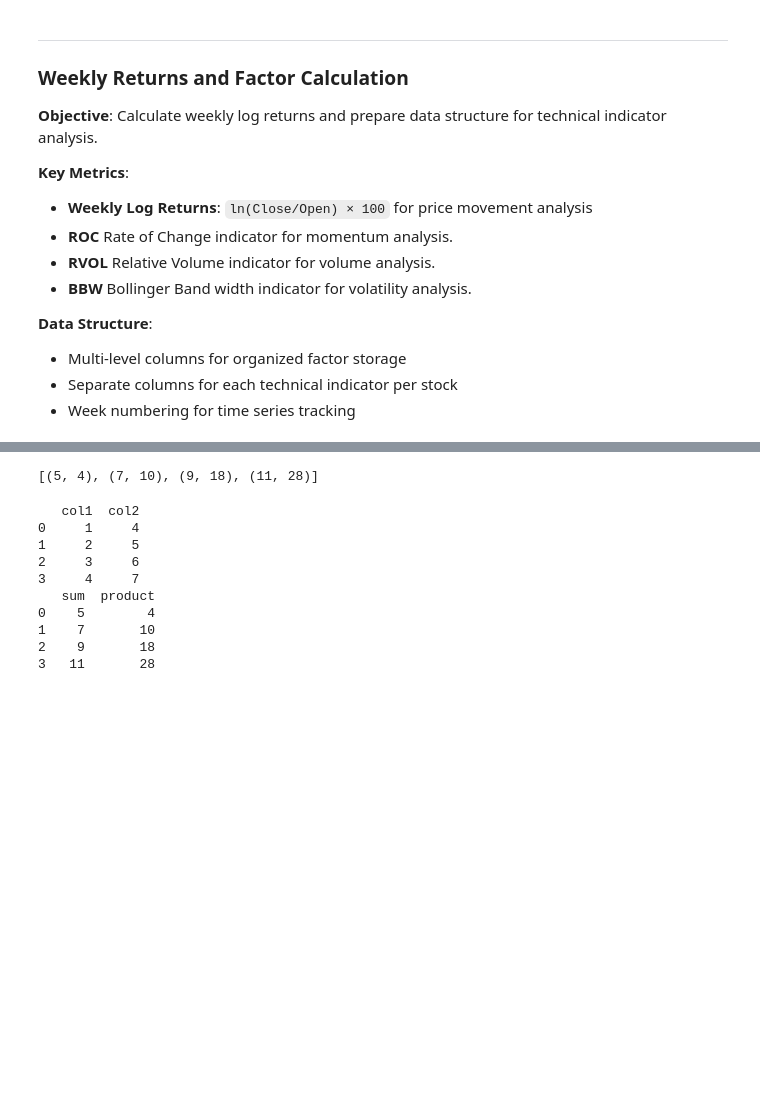
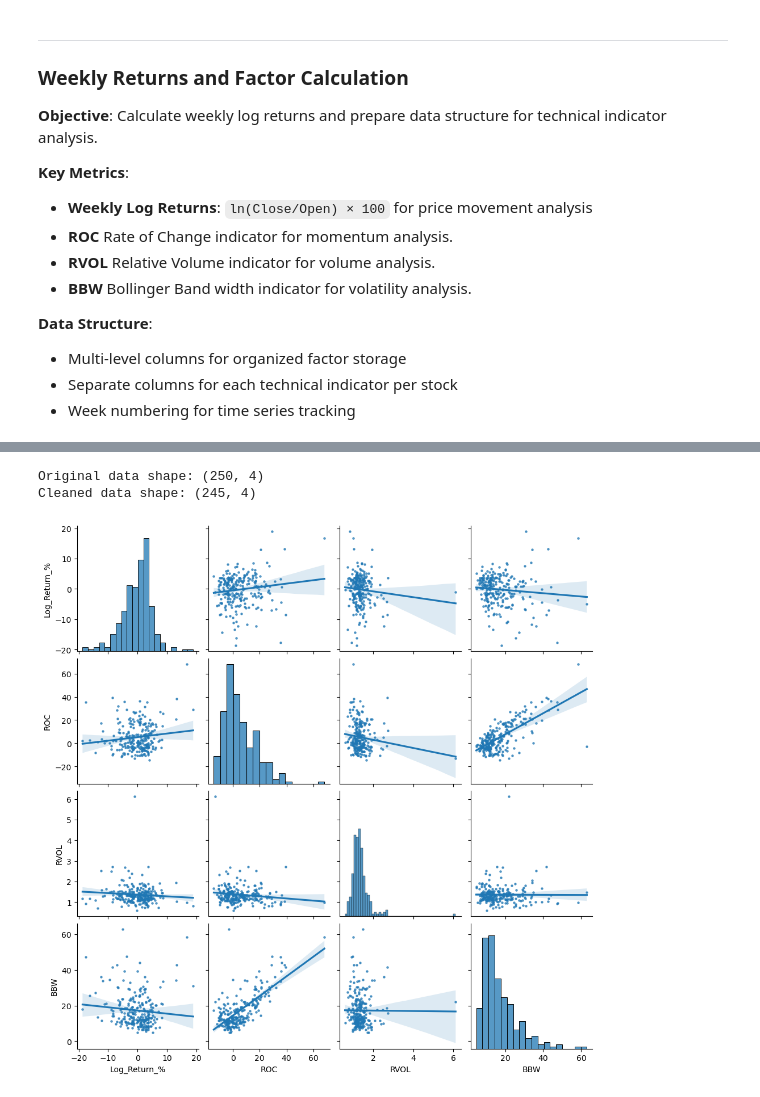
Before and after one commit to chaserenick2/Momentum-Volatility-and-Volume-Factors-in-U.S.-Stock-Returns, a Jupyter notebook: Regression.ipynb, the cells around one changed output, grey strips where cells are left out. Saved outputs shown, nothing was run; the diff lists cells and outputs as text; code cells hidden in the pictures; blank space fills up the shorter version.

```diff
--- a/Regression.ipynb
+++ b/Regression.ipynb
@@ -452,43 +401,23 @@ print(df_2)
-# %%
-def getRowCalculations(dataFrame, n):
-    row = dataFrame.iloc[n]
-    return row.sum(), row.prod()
-
-# Single loop with tuple unpacking
-calculations = [getRowCalculations(df, i) for i in range(len(df))]
-sums, products = zip(*calculations)
-
-df_2 = pd.DataFrame({
-    'sum': sums,
-    'product': products
-})
-
-print(calculations)
-# %% [output]
-[(5, 4), (7, 10), (9, 18), (11, 28)]
-# %%
-data = {
-    'col1': [1, 2, 3, 4],
-    'col2': [4, 5, 6, 7]
-}
-
-df = pd.DataFrame(data)
-print(df)
-
-# Direct pandas operations - much faster
-df_2 = pd.DataFrame({
-    'sum': df.sum(axis=1),      # Sum each row
-    'product': df.prod(axis=1)   # Product of each row
-})
-print(df_2)
-# %% [output]
-   col1  col2
-0     1     4
-1     2     5
-2     3     6
-3     4     7
-   sum  product
-0    5        4
-1    7       10
-2    9       18
-3   11       28
+# %%
+import seaborn as sns
+import numpy as np
+import pandas as pd
+import matplotlib.pyplot as plt
+
+# display(week_result)
+
+# Clean the data by replacing inf and -inf values with NaN, then drop NaN rows
+week_result_clean = week_result.replace([np.inf, -np.inf], np.nan).infer_objects(copy=False).dropna()
+
+print(f"Original data shape: {week_result.shape}")
+print(f"Cleaned data shape: {week_result_clean.shape}")
+
+# Create pairplot for the cleaned week result with trend lines in each scatter plot
+# sns.pairplot(week_result_clean, kind='scatter', plot_kws={'alpha': 1})
+sns.pairplot(week_result_clean, kind='reg', plot_kws={'scatter_kws': {'alpha': 0.7, 's': 5}},
+             diag_kind='hist')
+plt.show()
+# %% [output]
+Original data shape: (250, 4)
+Cleaned data shape: (245, 4)
+[figure, added]
```
Also changed, not shown: parts of 6 cells of this notebook.
